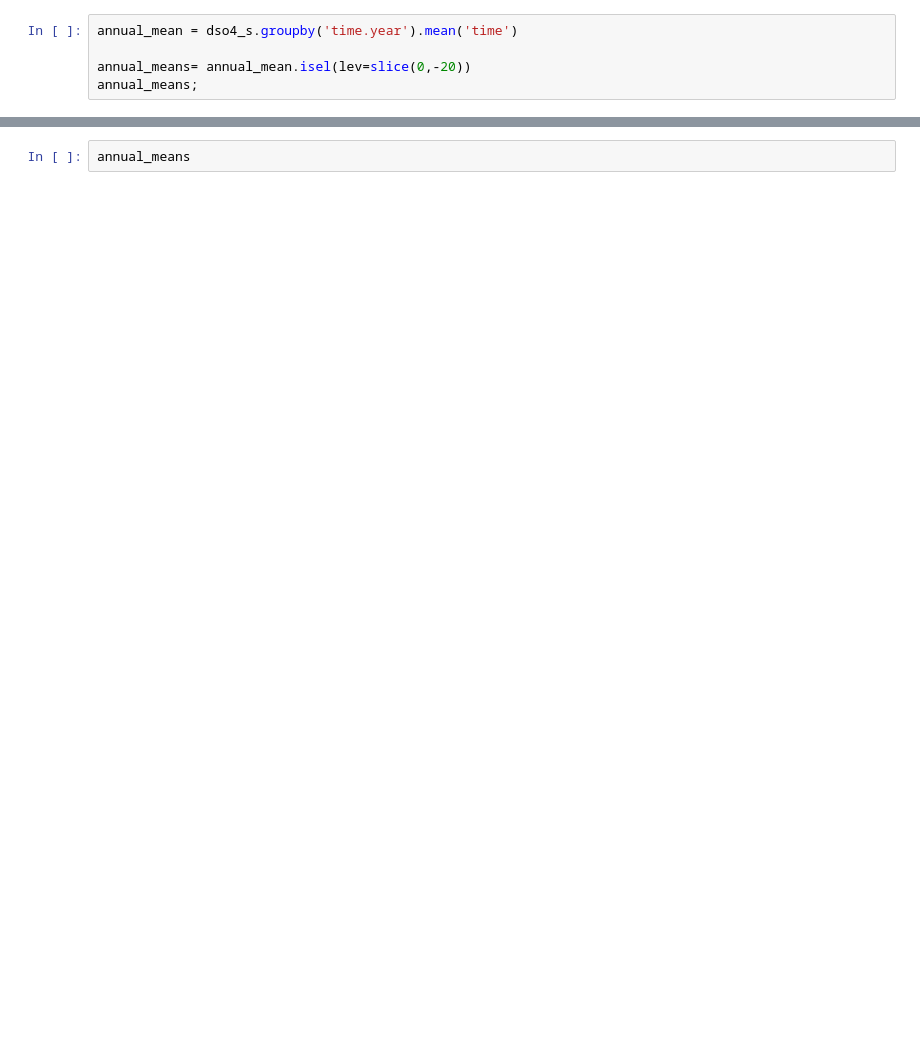
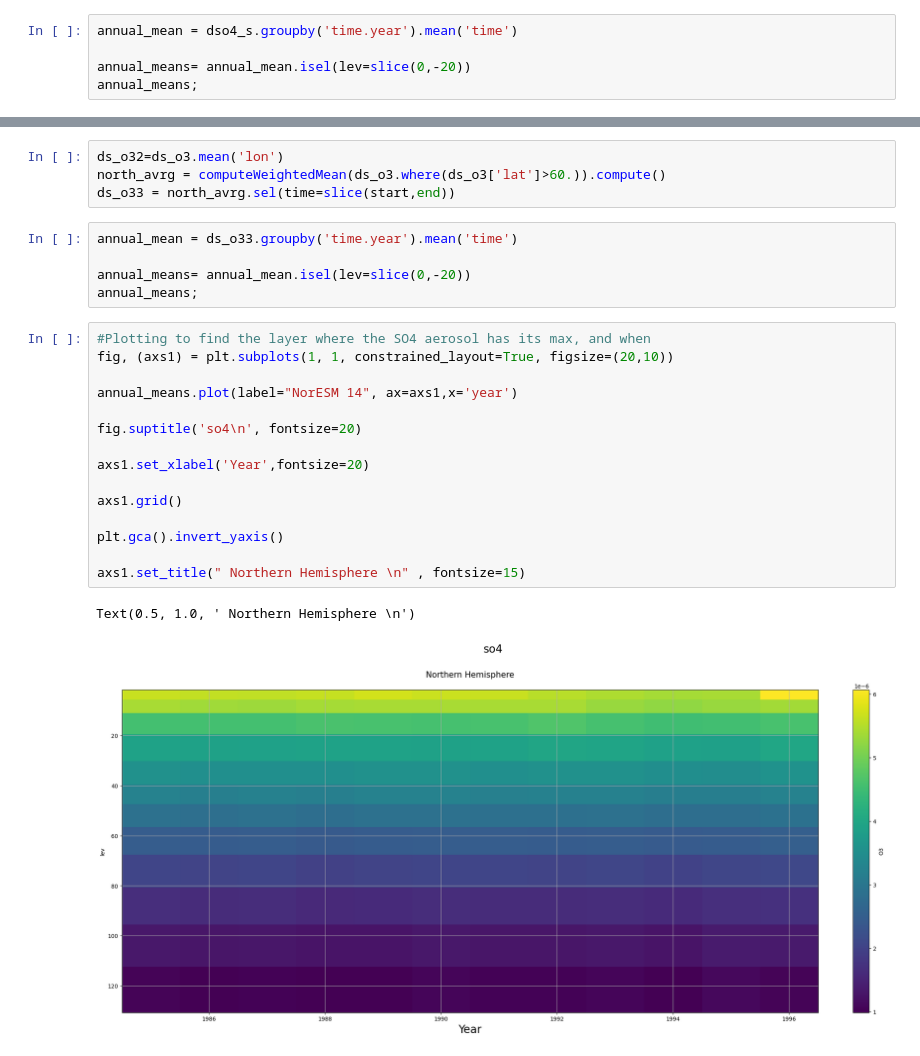
Before and after one commit to eScience-course/Tjaernoe2022-group2, a Jupyter notebook: Sigrid/Organized.ipynb, the cells around one changed output, grey strips where cells are left out. Cells and saved outputs as stored; diff of their text form; blank space fills up the shorter version.

```diff
--- a/Sigrid/Organized.ipynb
+++ b/Sigrid/Organized.ipynb
@@ -148,2 +158,27 @@ plt.legend(fontsize=25)
-# %%
-annual_means
+# %%
+ds_o32=ds_o3.mean('lon')
+north_avrg = computeWeightedMean(ds_o3.where(ds_o3['lat']>60.)).compute()
+ds_o33 = north_avrg.sel(time=slice(start,end))
+# %%
+annual_mean = ds_o33.groupby('time.year').mean('time')
+
+annual_means= annual_mean.isel(lev=slice(0,-20))
+annual_means;
+# %%
+#Plotting to find the layer where the SO4 aerosol has its max, and when
+fig, (axs1) = plt.subplots(1, 1, constrained_layout=True, figsize=(20,10))
+
+annual_means.plot(label="NorESM 14", ax=axs1,x='year')
+
+fig.suptitle('so4\n', fontsize=20)
+
+axs1.set_xlabel('Year',fontsize=20)
+
+axs1.grid()
+
+plt.gca().invert_yaxis()
+
+axs1.set_title(" Northern Hemisphere \n" , fontsize=15)
+# %% [output]
+Text(0.5, 1.0, ' Northern Hemisphere \n')
+[figure, added]
```
Also changed, not shown: parts of 5 cells of this notebook.
